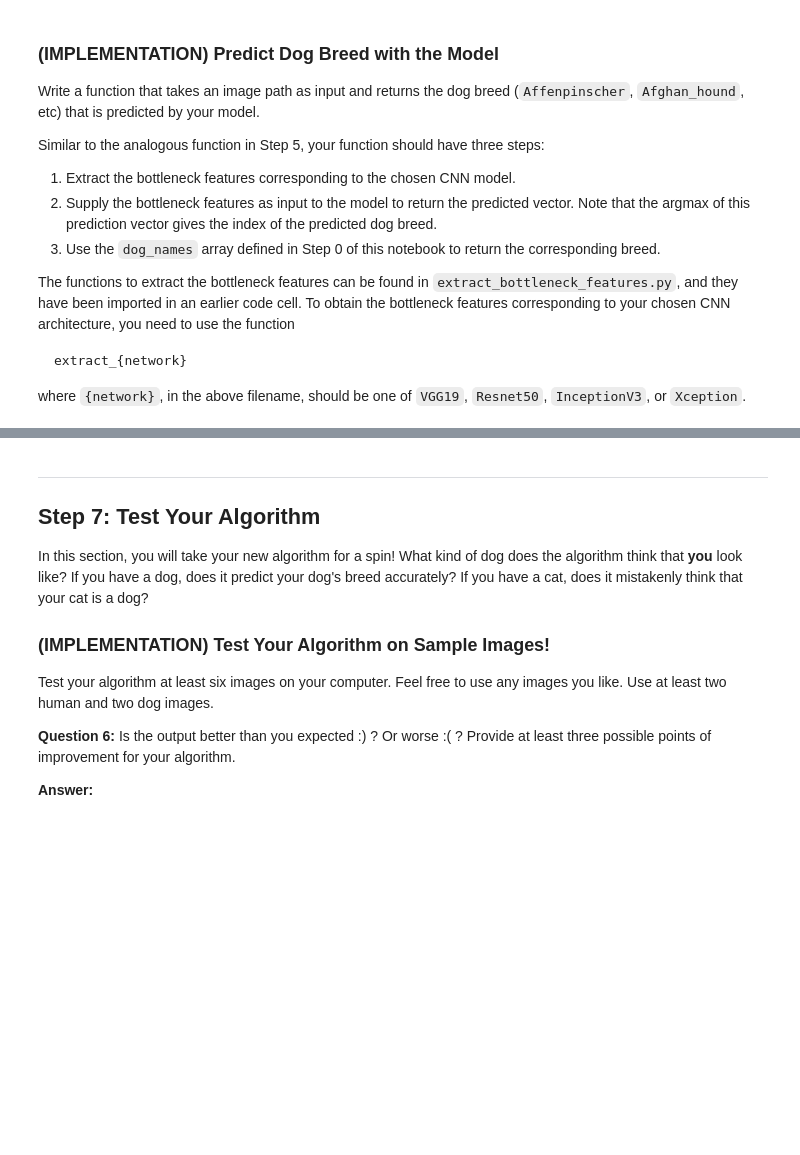
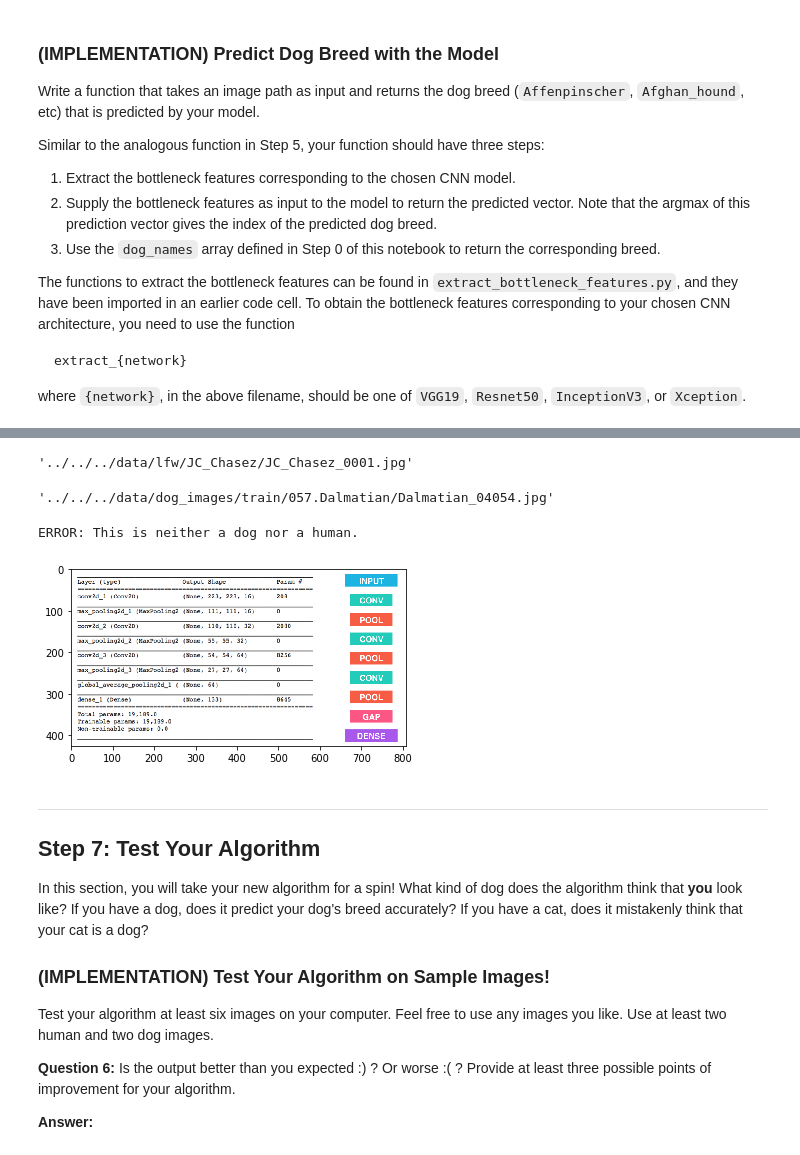
Before and after one commit to user235p/dog_app, a Jupyter notebook: dog_app.ipynb, the cells around one changed output, grey strips where cells are left out. Saved outputs shown, nothing was run; the diff lists cells and outputs as text; code cells hidden in the pictures; blank space fills up the shorter version.

```diff
--- a/dog_app.ipynb
+++ b/dog_app.ipynb
@@ -504,6 +712,7 @@ You are welcome to [augment the training data](https://blog.keras.io/building-po
 ### (IMPLEMENTATION) Load the Model with the Best Validation Loss
 # %%
 ### TODO: Load the model weights with the best validation loss.
+DogResnet50model.load_weights('dogResnet50.weights.best.hdf5')
 # %% [markdown]
 ### (IMPLEMENTATION) Test the Model
 
@@ -528,6 +743,14 @@ where `{network}`, in the above filename, should be one of `VGG19`, `Resnet50`,
 # %%
 ### TODO: Write a function that takes a path to an image as input
 ### and returns the dog breed that is predicted by the model.
+
+def Resnet50_predict_breed(img_path):
+    # extract bottleneck features
+    bottleneck_feature = extract_Resnet50(path_to_tensor(img_path))
+    # obtain predicted vector
+    predicted_vector = DogResnet50model.predict(bottleneck_feature)
+    # return dog breed that is predicted by the model
+    return dog_names[np.argmax(predicted_vector)]
 # %% [markdown]
 ---
 <a id='step6'></a>
@@ -552,3 +772,48 @@ This photo looks like an Afghan Hound.
+# %%
+human_files_short[1]
+# %% [output]
+'../../../data/lfw/JC_Chasez/JC_Chasez_0001.jpg'
+# %%
+dog_files_short[1]
+# %% [output]
+'../../../data/dog_images/train/057.Dalmatian/Dalmatian_04054.jpg'
+# %%
+def show_img(img_path):
+    img = cv2.imread(img_path)
+    cv_rgb = cv2.cvtColor(img, cv2.COLOR_BGR2RGB)
+    # display the image
+    plt.imshow(cv_rgb)
+    plt.show()
+    return
+# %%
+### TODO: Write your algorithm.
+
+def ImageApp(img_path):
+    if dog_detector(img_path) == True:
+        breed = Resnet50_predict_breed(img_path).split('.')[1]
+        print('This is a dog, and the breed is',breed)
+        show_img(img_path)
+
+    elif face_detector(img_path) == True:
+        breed = Resnet50_predict_breed(img_path).split('.')[1]
+        print('This is a human, and the resembling dog breed is',breed)
+        show_face(img_path)
+
+    else:
+        print('ERROR: This is neither a dog nor a human.')
+        show_img(img_path)
+# %%
+#img_path = dog_files_short[1]
+#img_path = human_files_short[1]
+img_path = 'images/American_water_spaniel_00648.jpg'
+img_path = 'images/sample_human_output.png'
+img_path = 'images/sample_cnn.png'
+
+ImageApp(img_path)
+#show_img(img_path)
+# %% [output]
+ERROR: This is neither a dog nor a human.
+[figure, added]
 # %% [markdown]
 ---
 <a id='step7'></a>
```
Also changed, not shown: parts of 25 cells of this notebook, 3 other files.
